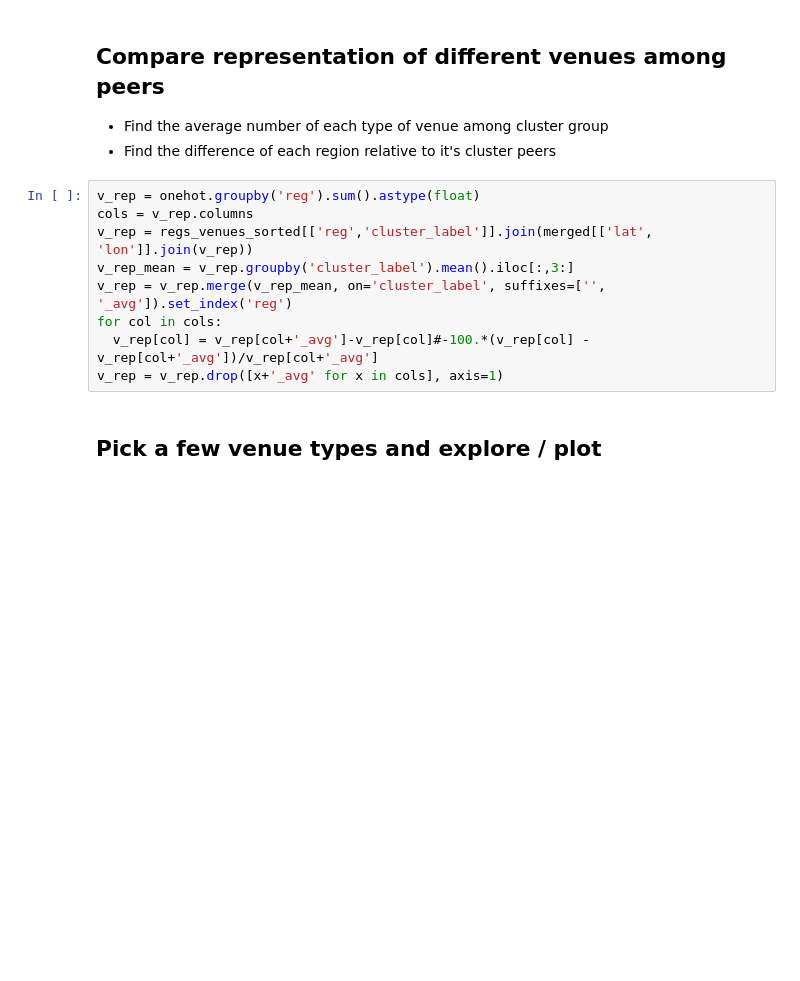
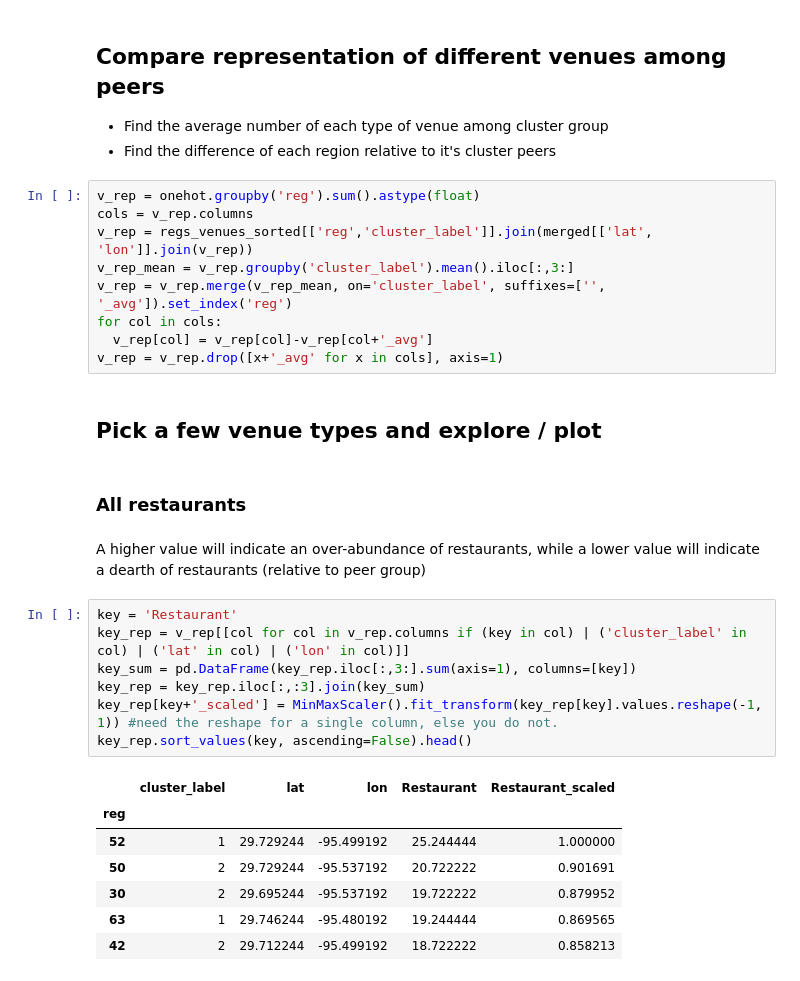
Before and after one commit to mehlmanmichael/Coursera_Capstone, a Jupyter notebook: Week4.ipynb, the cells around one changed output. Saved outputs shown, nothing was run; the diff lists cells and outputs as text; blank space fills up the shorter version.

```diff
--- a/Week4.ipynb
+++ b/Week4.ipynb
@@ -175,7 +202,26 @@ v_rep = regs_venues_sorted[['reg','cluster_label']].join(merged[['lat', 'lon']].
 v_rep_mean = v_rep.groupby('cluster_label').mean().iloc[:,3:]
 v_rep = v_rep.merge(v_rep_mean, on='cluster_label', suffixes=['', '_avg']).set_index('reg')
 for col in cols:
-  v_rep[col] = v_rep[col+'_avg']-v_rep[col]#-100.*(v_rep[col] - v_rep[col+'_avg'])/v_rep[col+'_avg']
+  v_rep[col] = v_rep[col]-v_rep[col+'_avg']
 v_rep = v_rep.drop([x+'_avg' for x in cols], axis=1)
 # %% [markdown]
 ## Pick a few venue types and explore / plot
+# %% [markdown]
+### All restaurants
+# %% [markdown]
+A higher value will indicate an over-abundance of restaurants, while a lower value will indicate a dearth of restaurants (relative to peer group)
+# %%
+key = 'Restaurant'
+key_rep = v_rep[[col for col in v_rep.columns if (key in col) | ('cluster_label' in col) | ('lat' in col) | ('lon' in col)]]
+key_sum = pd.DataFrame(key_rep.iloc[:,3:].sum(axis=1), columns=[key])
+key_rep = key_rep.iloc[:,:3].join(key_sum)
+key_rep[key+'_scaled'] = MinMaxScaler().fit_transform(key_rep[key].values.reshape(-1, 1)) #need the reshape for a single column, else you do not.
+key_rep.sort_values(key, ascending=False).head()
+# %% [output]
+|  | cluster_label | lat | lon | Restaurant | Restaurant_scaled |
+| reg |  |  |  |  |  |
+| 52 | 1 | 29.729244 | -95.499192 | 25.244444 | 1.000000 |
+| 50 | 2 | 29.729244 | -95.537192 | 20.722222 | 0.901691 |
+| 30 | 2 | 29.695244 | -95.537192 | 19.722222 | 0.879952 |
+| 63 | 1 | 29.746244 | -95.480192 | 19.244444 | 0.869565 |
+| 42 | 2 | 29.712244 | -95.499192 | 18.722222 | 0.858213 |
```
Also changed, not shown: parts of 24 cells of this notebook.
